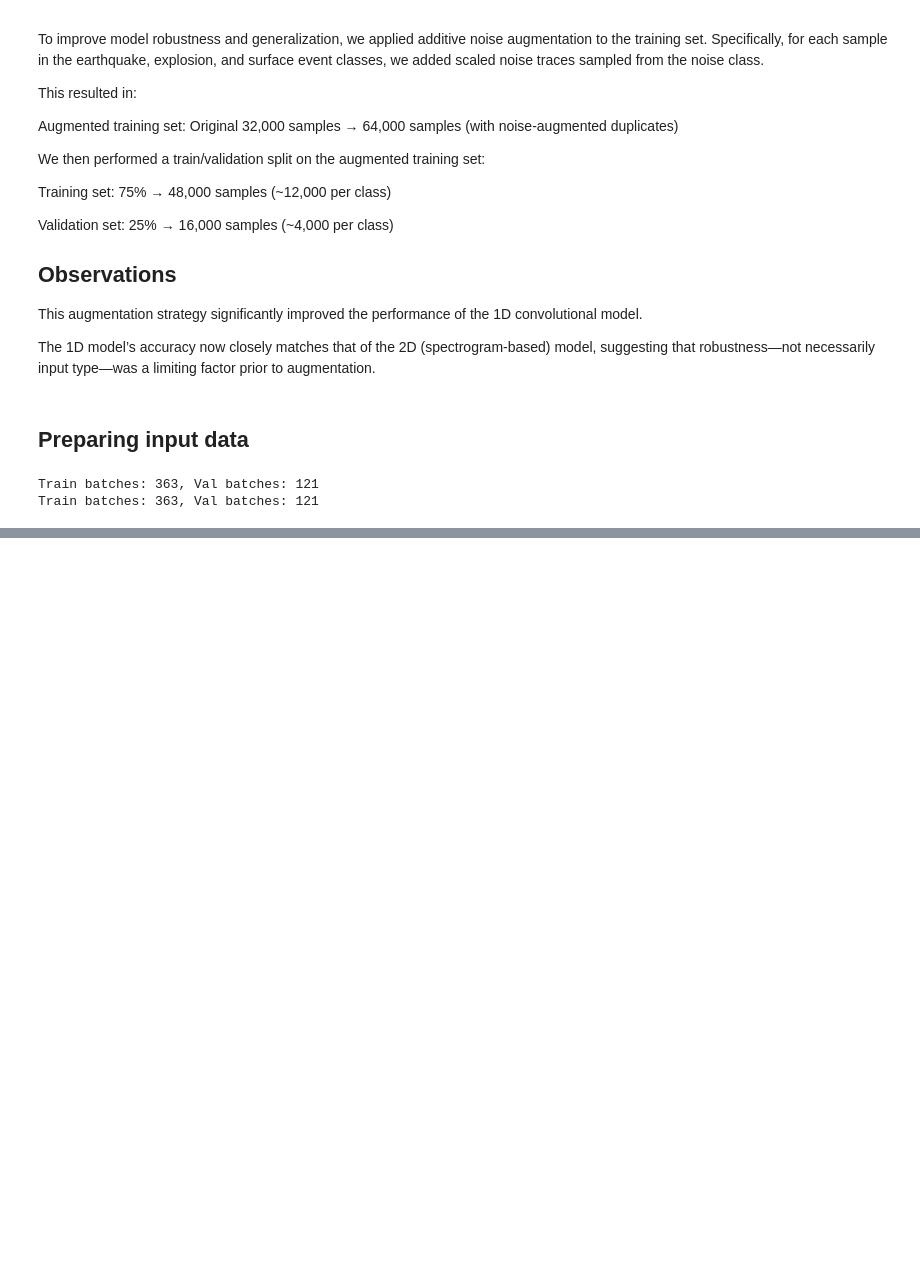
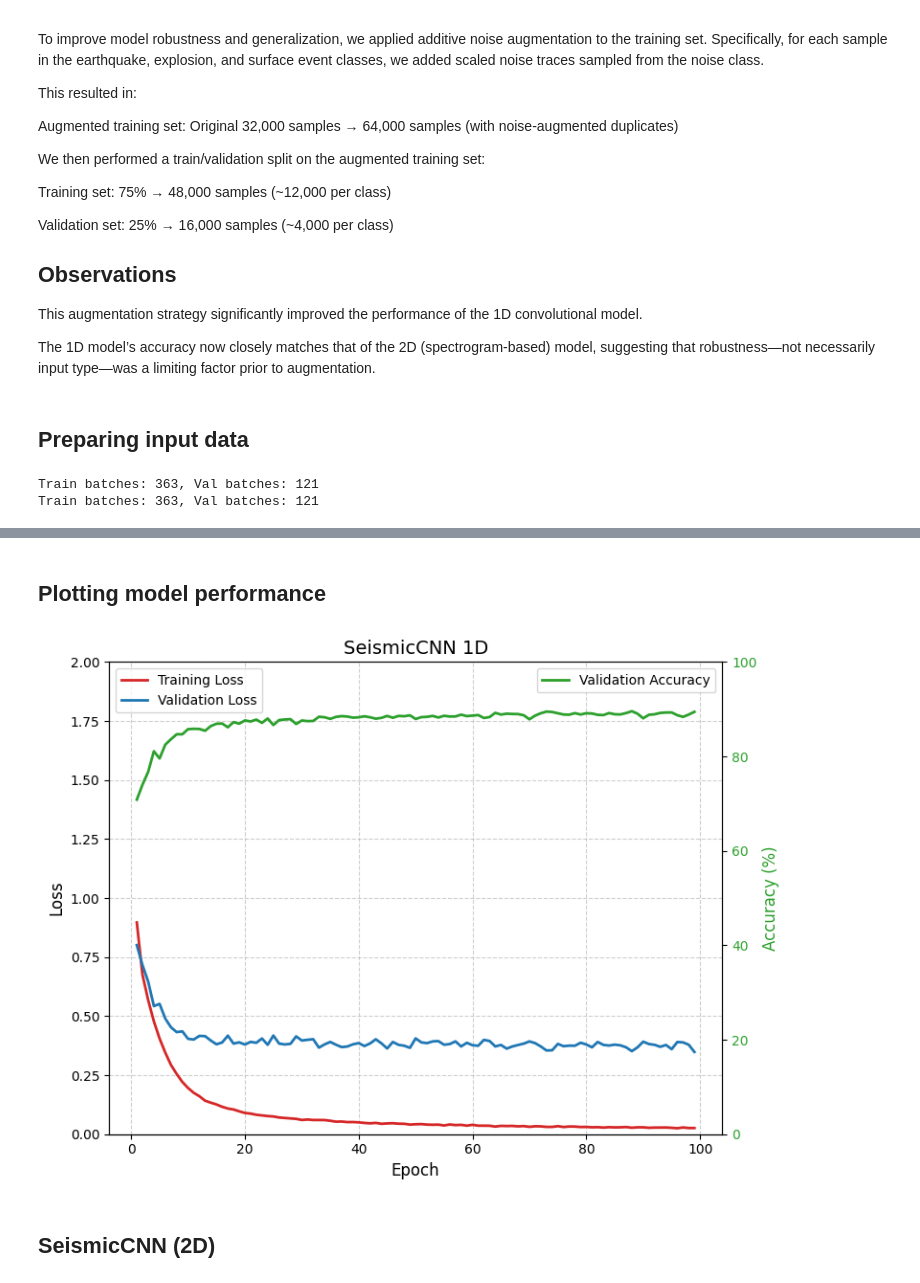
Before and after one commit to Akashkharita/PNW_Seismic_Event_Classification, a Jupyter notebook: deep_learning/notebooks/model_training_v2.ipynb, the cells around one changed output, grey strips where cells are left out. Drawn from its saved outputs; the diff is of its cells as text; code cells hidden in the pictures; blank space fills up the shorter version.

Commit message:
updating the model training

```diff
--- a/deep_learning/notebooks/model_training_v2.ipynb
+++ b/deep_learning/notebooks/model_training_v2.ipynb
@@ -451,0 +451,13 @@ Train batches: 363, Val batches: 121
+# %%
+n_epochs = 100
+device = 'cuda'
+model_seismiccnn_1d = SeismicCNN_1d(num_classes=4, num_channels=num_channels,dropout_rate=dropout).to(device)  # Use 'cuda' if you have a GPU available
+(loss_time_seismiccnn_1d, val_loss_time_seismiccnn_1d, val_accuracy_time_seismiccnn_1d, model_training_time_seismiccnn_1d) = train_model(model_seismiccnn_1d,
+    train_loader_1d,
+    val_loader_1d,
+    n_epochs=n_epochs,
+    learning_rate=learning_rate,
+    criterion=criterion,
+    augmentation= False,
+    patience = 30,
+    model_path = 'best_model_new_augmented_')
@@ -451,0 +475,55 @@ Train batches: 363, Val batches: 121
+# %% [markdown]
+## Plotting model performance
+# %%
+def plot_model_training(loss_time, val_loss_time, val_accuracy_time, title = 'SeismicCNN 1D'):
+
+
+    # Assuming loss_time, val_loss_time, val_accuracy_time, test_loss, test_accuracy are defined
+
+    NN = np.count_nonzero(loss_time)
+    fig, ax1 = plt.subplots(figsize=(8, 6))  # Increase figure size for better readability
+
+    # Set font sizes
+    plt.style.use('default')
+    plt.rc('font', size=12)  # Global font size
+    plt.rc('axes', titlesize=14)  # Title font size
+    plt.rc('axes', labelsize=12)  # Axis label font size
+    plt.rc('xtick', labelsize=10)  # X-axis tick label font size
+    plt.rc('ytick', labelsize=10)  # Y-axis tick label font size
+
+    # Plot Training and Validation Loss
+    ax1.set_xlabel('Epoch', fontsize=12)
+    ax1.set_ylabel('Loss', fontsize=12)
+    ax1.plot(np.arange(1, NN), loss_time[:NN-1], color='tab:red', label='Training Loss', linewidth=2)
+    ax1.plot(np.arange(1, NN), val_loss_time[:NN-1], color='tab:blue', label='Validation Loss', linewidth=2)
+    #ax1.plot(NN+1, test_loss, 'p', color='tab:blue', label='Test Loss', markersize=10)
+    ax1.set_ylim(0, 2)
+    ax1.grid(True, linestyle='--', alpha=0.6)  # Add grid with some transparency
+
+    # Twin axis for accuracy
+    ax2 = ax1.twinx()
+    ax2.set_ylabel('Accuracy (%)', fontsize=12, color='tab:green')
+    ax2.plot(np.arange(1, NN), val_accuracy_time[:NN-1], color='tab:green', label='Validation Accuracy', linewidth=2)
+    #ax2.plot(NN+1, test_accuracy, 's', color='tab:green', label='Test Accuracy', markersize=10)
+    ax2.set_ylim(0, 100)
+    ax2.tick_params(axis='y', labelcolor='tab:green')
+    ax2.grid(False)
+
+    # Title and legend
+    plt.title(title, fontsize=14)
+    fig.tight_layout()
+
+    # Add legends for both axes
+    ax1.legend(loc='upper left', fontsize=10)
+    ax2.legend(loc='upper right', fontsize=10)
+
+    # Save the figure with high resolution
+    plt.savefig(f"../figures/{title}", dpi=300, bbox_inches='tight')
+
+    plt.show()
+
+plot_model_training(loss_time_seismiccnn_1d, val_loss_time_seismiccnn_1d, val_accuracy_time_seismiccnn_1d)
+# %% [output]
+[figure, added]
+# %% [markdown]
+## SeismicCNN (2D)
```
Also changed, not shown: parts of 4 cells of this notebook.
